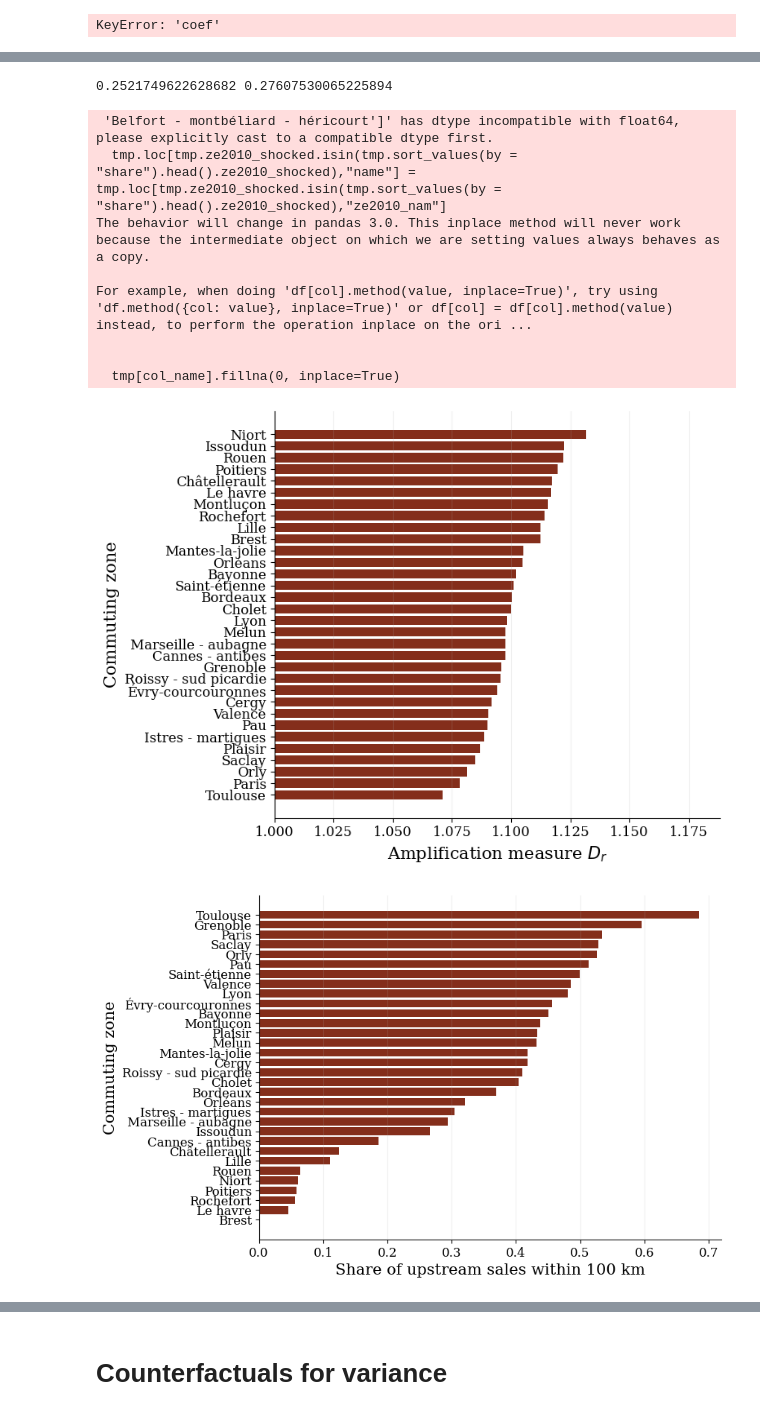
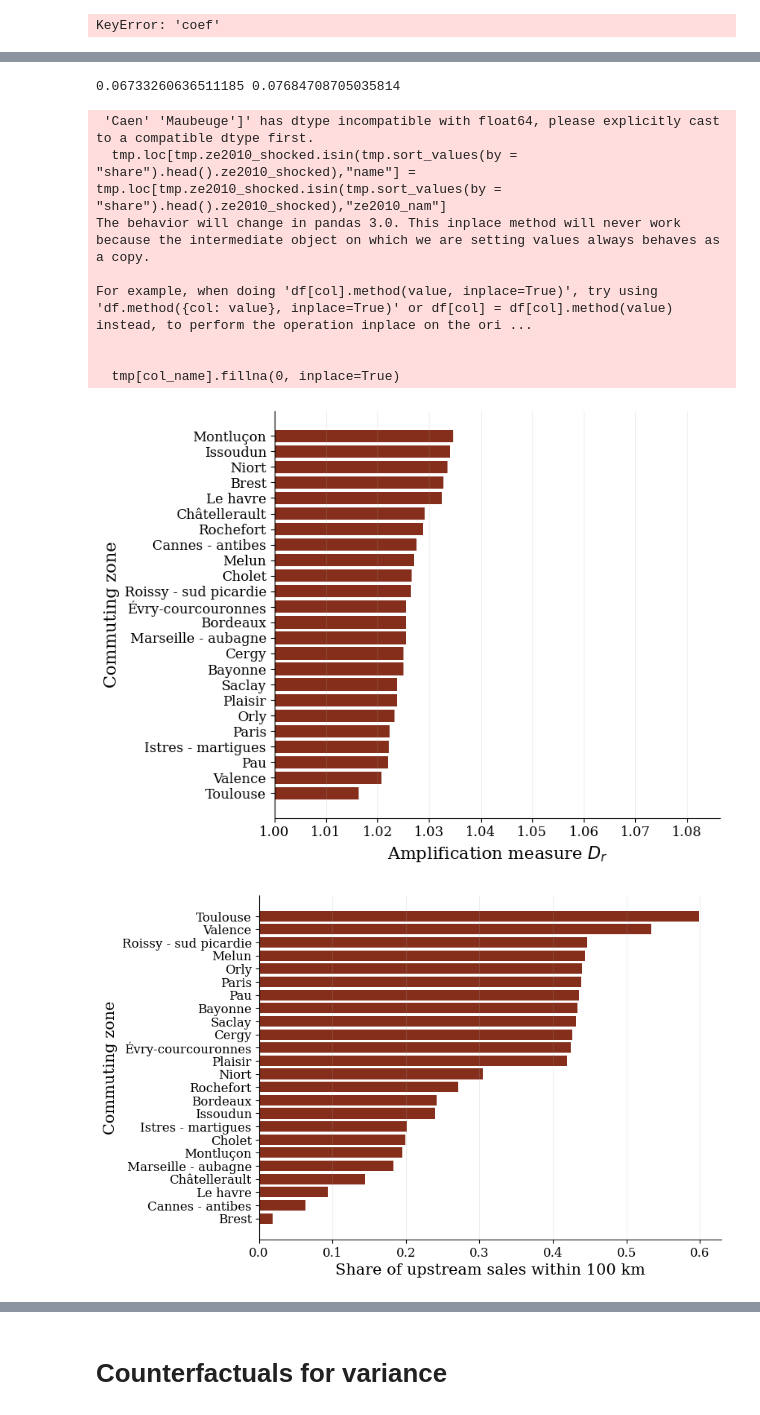
Before and after one commit to SwannChelly/SMM_Spatial_Comovement, a Jupyter notebook: analysis.ipynb, the cells around one changed output, grey strips where cells are left out. Saved outputs shown, nothing was run; the diff lists cells and outputs as text; code cells hidden in the pictures.

```diff
--- a/analysis.ipynb
+++ b/analysis.ipynb
@@ -507,7 +515,7 @@ def unpack_data(data_dict):
 # %%
 
 # Load and unpack in one step
-industry_dict = {"auto":{"industry_label":"auto_23","industry_name":"auto"},
+industry_dict = {"auto":{"industry_label":"auto","industry_name":"auto"},
 "aero":{"industry_label":"aero","industry_name":"aero"}}
 
 data = load_industry_data(industry_dict['auto']['industry_label'], industry_dict['auto']['industry_name'])
@@ -980,7 +937,7 @@ NameError: name 'beta' is not defined
 # %%
 
 
-for industry,industry_name in [['auto_23','auto'],['aero','aero']]:
+for industry,industry_name in [['auto','auto'],['aero','aero']]:
     data = load_industry_data(industry,industry_name)
     globals().update(data)  # In a script
 
@@ -1407,19 +1504,0 @@ pf.etable(extensive)
-# %%
-tmp = suppliers.copy()
-tmp['A129'] = tmp.A129.map(A129_names)
-
-extensive = []
-
-for distance in ['min_distance','barycentre']:
-        tmp[f'{distance}_bin'] = pd.cut(
-            tmp[distance],
-            bins=[0,20, 50, 100, 150, 200, float('inf')],
-            labels=['0-20','20-50', '50-100', '100-150', '150-200', '200+']
-        )
-
-        # pyfixest can use C() for categorical
-
-        extensive.append(pf.feols(f'supplier~ log({distance})  + log(productivity) | A129',data = tmp))
-        extensive.append(pf.feols(f'supplier ~ C({distance}_bin) + log(productivity) | A129', data=tmp))
-
-pf.etable(extensive)
@@ -1774,7 +1547,7 @@ panel_df
 
 
 # Load and unpack in one step
-industry_dict = {"auto":{"industry_label":"auto_23","industry_name":"auto"},
+industry_dict = {"auto":{"industry_label":"auto","industry_name":"auto"},
 "aero":{"industry_label":"aero","industry_name":"aero"}}
 
 data = load_industry_data(industry_dict['aero']['industry_label'], industry_dict['aero']['industry_name'])
@@ -2896,7 +2669,7 @@ KeyError: 'coef'
 
 
 
-for industry,industry_name in [['aero','aero'],['auto_23','auto']]:
+for industry,industry_name in [['aero','aero'],['auto','auto']]:
     data = load_industry_data(industry,industry_name)
     globals().update(data)  # In a script
 
@@ -3196,17 +2972,17 @@ for industry,industry_name in [['aero','aero'],['auto_23','auto']]:
 The behavior will change in pandas 3.0. This inplace method will never work because the intermediate object on which we are setting values always behaves as a copy.
 
 For example, when doing 'df[col].method(value, inplace=True)', try using 'df.method({col: value}, inplace=True)' or df[col] = df[col].method(value) instead, to perform the operation inplace on the ori ...
 
 
   tmp[col_name].fillna(0, inplace=True)
-0.2521749622628682 0.27607530065225894
+0.06733260636511185 0.07684708705035814
- 'Belfort - montbéliard - héricourt']' has dtype incompatible with float64, please explicitly cast to a compatible dtype first.
+ 'Caen' 'Maubeuge']' has dtype incompatible with float64, please explicitly cast to a compatible dtype first.
   tmp.loc[tmp.ze2010_shocked.isin(tmp.sort_values(by = "share").head().ze2010_shocked),"name"] = tmp.loc[tmp.ze2010_shocked.isin(tmp.sort_values(by = "share").head().ze2010_shocked),"ze2010_nam"]
 The behavior will change in pandas 3.0. This inplace method will never work because the intermediate object on which we are setting values always behaves as a copy.
 
 For example, when doing 'df[col].method(value, inplace=True)', try using 'df.method({col: value}, inplace=True)' or df[col] = df[col].method(value) instead, to perform the operation inplace on the ori ...
 
 
   tmp[col_name].fillna(0, inplace=True)
-[figure, old version]
+[figure, new version]
-[figure, old version]
+[figure, new version]
```
Also changed, not shown: parts of 37 cells of this notebook, 4 other files.
